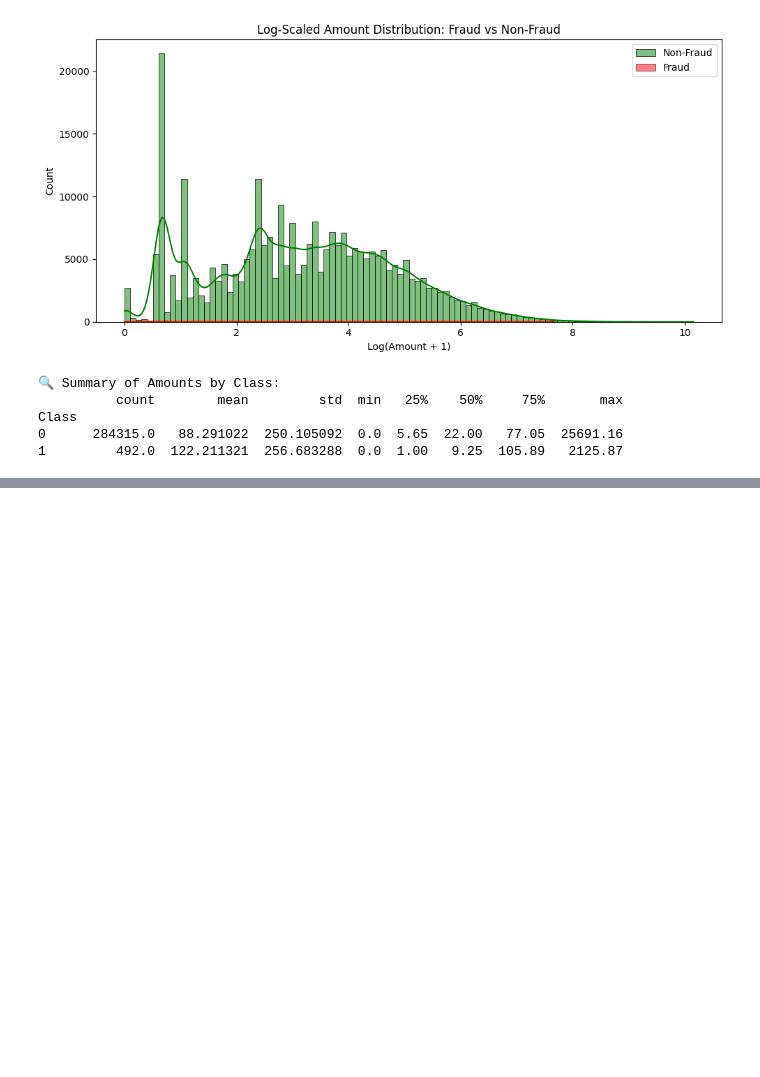
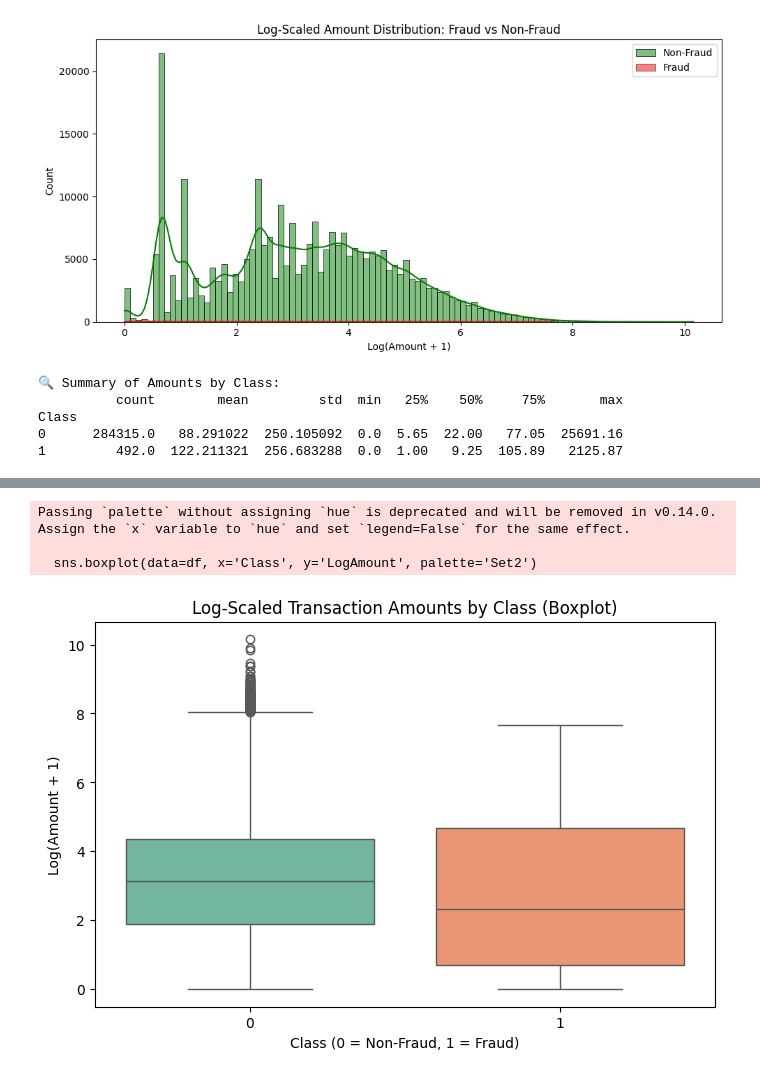
Before and after one commit to vijaivimu/Credit-Card-Fraud-Detection, a Jupyter notebook: EDA.ipynb, the cells around one changed output, grey strips where cells are left out. Drawn from its saved outputs; the diff is of its cells as text; code cells hidden in the pictures; blank space fills up the shorter version.

```diff
--- a/EDA.ipynb
+++ b/EDA.ipynb
@@ -205,0 +222,16 @@ Class
+# %%
+import numpy as np
+
+# Already created earlier: df['LogAmount'] = np.log1p(df['Amount'])
+
+plt.figure(figsize=(8, 5))
+sns.boxplot(data=df, x='Class', y='LogAmount', palette='Set2')
+plt.title("Log-Scaled Transaction Amounts by Class (Boxplot)")
+plt.xlabel("Class (0 = Non-Fraud, 1 = Fraud)")
+plt.ylabel("Log(Amount + 1)")
+plt.show()
+# %% [output]
+Passing `palette` without assigning `hue` is deprecated and will be removed in v0.14.0. Assign the `x` variable to `hue` and set `legend=False` for the same effect.
+
+  sns.boxplot(data=df, x='Class', y='LogAmount', palette='Set2')
+[figure, added]
```
Also changed, not shown: parts of 5 cells of this notebook.
